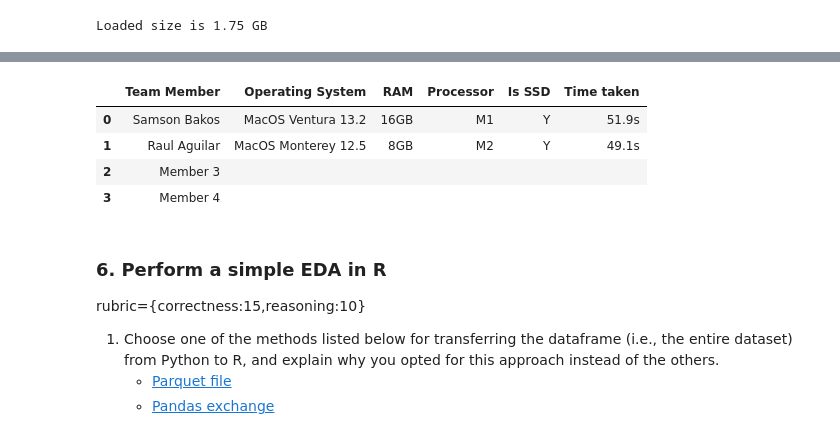
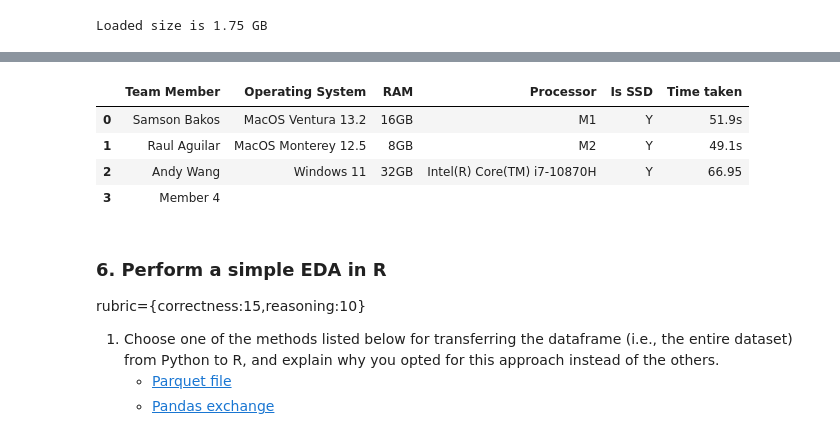
Before and after one commit to UBC-MDS/525_group_3, a Jupyter notebook: notebooks/milestone_1.ipynb, the cells around one changed output, grey strips where cells are left out. Drawn from its saved outputs; the diff is of its cells as text; code cells hidden in the pictures.

Commit message:
add time in q5

```diff
--- a/notebooks/milestone_1.ipynb
+++ b/notebooks/milestone_1.ipynb
@@ -345,21 +345,21 @@ Wall time: 6.44 s
 # %%
 # table for q5
 data = {
-    "Team Member": ["Samson Bakos", "Raul Aguilar", "Member 3", "Member 4"],
-    "Operating System": ["MacOS Ventura 13.2", "MacOS Monterey 12.5", "", ""],
-    "RAM": ["16GB", "8GB", "", ""],
-    "Processor": ["M1", "M2", "", ""],
-    "Is SSD": ["Y", "Y", "", ""],
-    "Time taken": ["51.9s", "49.1s", "", ""]
+    "Team Member": ["Samson Bakos", "Raul Aguilar", "Andy Wang", "Member 4"],
+    "Operating System": ["MacOS Ventura 13.2", "MacOS Monterey 12.5", "Windows 11", ""],
+    "RAM": ["16GB", "8GB", "32GB", ""],
+    "Processor": ["M1", "M2", "Intel(R) Core(TM) i7-10870H", ""],
+    "Is SSD": ["Y", "Y", "Y", ""],
+    "Time taken": ["51.9s", "49.1s", "66.95", ""]
 }
 table = pd.DataFrame(data)
 
 display(table)
 # %% [output]
 |  | Team Member | Operating System | RAM | Processor | Is SSD | Time taken |
 | 0 | Samson Bakos | MacOS Ventura 13.2 | 16GB | M1 | Y | 51.9s |
 | 1 | Raul Aguilar | MacOS Monterey 12.5 | 8GB | M2 | Y | 49.1s |
-| 2 | Member 3 |  |  |  |  |  |
+| 2 | Andy Wang | Windows 11 | 32GB | Intel(R) Core(TM) i7-10870H | Y | 66.95 |
 | 3 | Member 4 |  |  |  |  |  |
 # %% [markdown]
 
```
Also changed, not shown: parts of 9 cells of this notebook.
